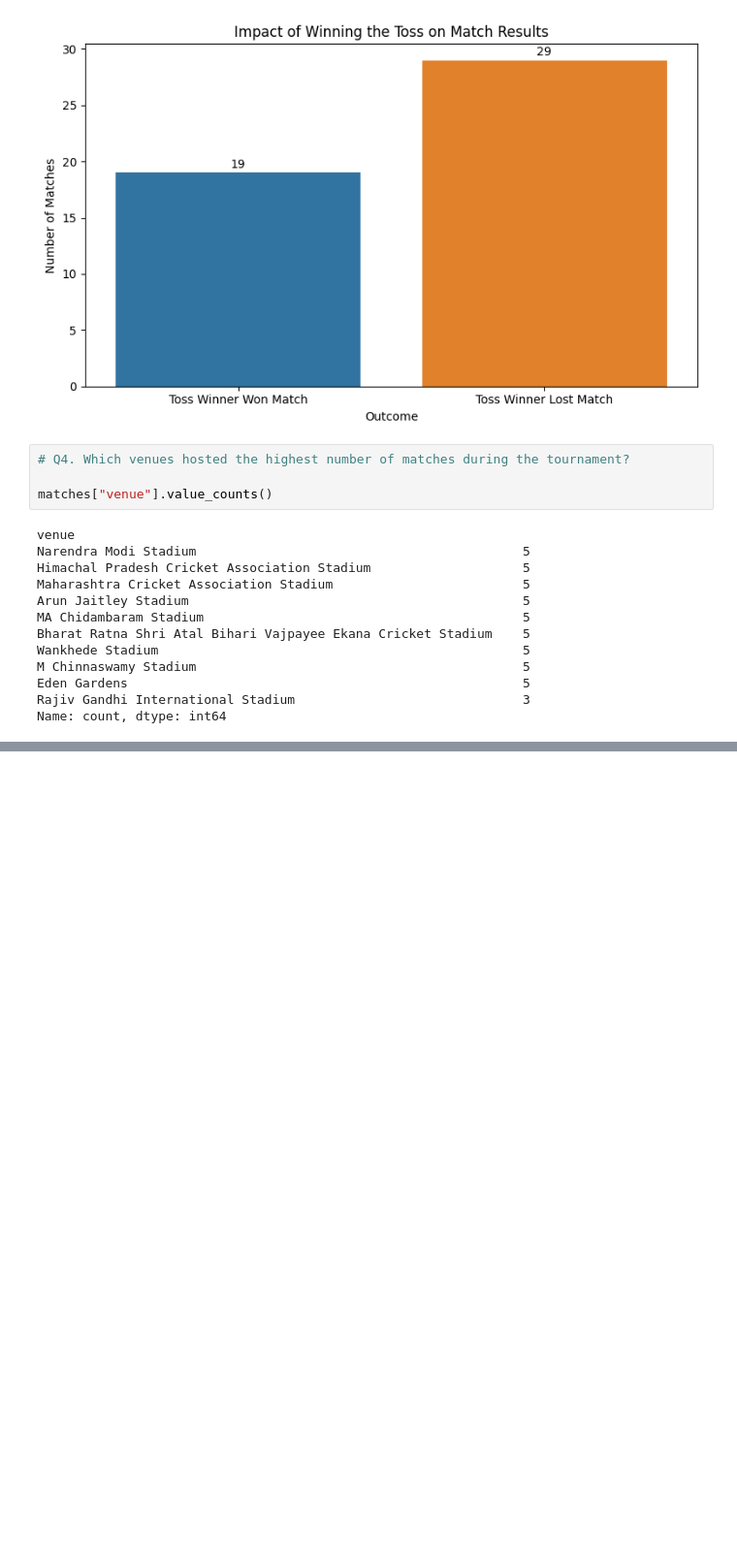
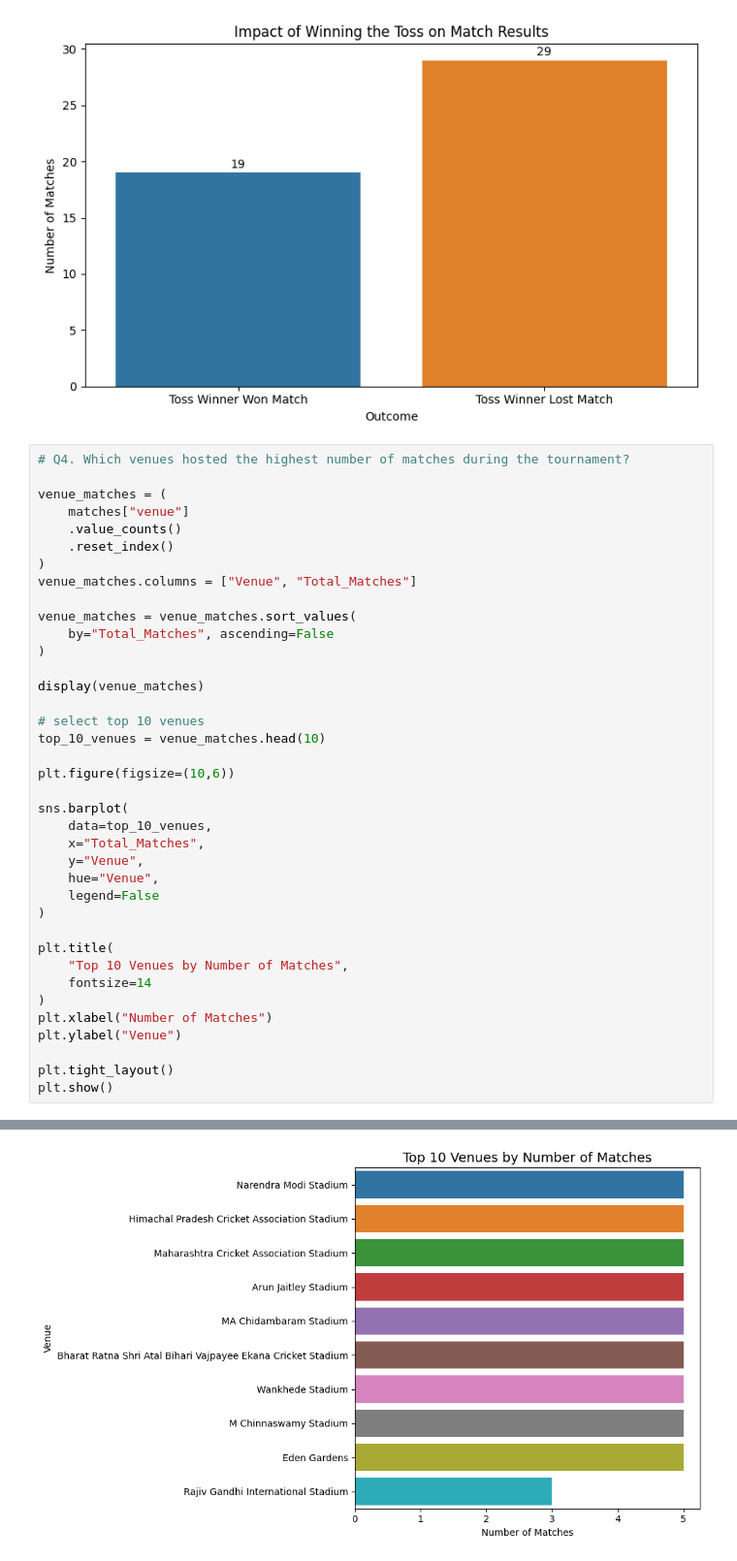
Before and after one commit to Nilesh-Pardhi/ICC-World-Cup-2023-Analysis, a Jupyter notebook: notebooks/03_match_eda.ipynb, the cells around one changed output, grey strips where cells are left out. Shown at 97% size. Drawn from its saved outputs; the diff is of its cells as text; blank space fills up the shorter version.

```diff
--- a/notebooks/03_match_eda.ipynb
+++ b/notebooks/03_match_eda.ipynb
@@ -256,17 +256,39 @@ Toss winner lost: 60.42%
 # %%
 # Q4. Which venues hosted the highest number of matches during the tournament?
 
-matches["venue"].value_counts()
+venue_matches = (
+    matches["venue"]
+    .value_counts()
+    .reset_index()
+)
+venue_matches.columns = ["Venue", "Total_Matches"]
+
+venue_matches = venue_matches.sort_values(
+    by="Total_Matches", ascending=False
+)
+
+display(venue_matches)
+
+# select top 10 venues
+top_10_venues = venue_matches.head(10)
+
+plt.figure(figsize=(10,6))
+
+sns.barplot(
+    data=top_10_venues,
+    x="Total_Matches",
+    y="Venue",
+    hue="Venue",
+    legend=False
+)
+
+plt.title(
+    "Top 10 Venues by Number of Matches",
+    fontsize=14
+)
+plt.xlabel("Number of Matches")
+plt.ylabel("Venue")
+
+plt.tight_layout()
+plt.show()
 # %% [output]
-venue
-Narendra Modi Stadium                                           5
-Himachal Pradesh Cricket Association Stadium                    5
-Maharashtra Cricket Association Stadium                         5
-Arun Jaitley Stadium                                            5
-MA Chidambaram Stadium                                          5
-Bharat Ratna Shri Atal Bihari Vajpayee Ekana Cricket Stadium    5
-Wankhede Stadium                                                5
-M Chinnaswamy Stadium                                           5
-Eden Gardens                                                    5
-Rajiv Gandhi International Stadium                              3
-Name: count, dtype: int64
@@ -272,0 +306 @@ Name: count, dtype: int64
+[figure, added]
```
Also changed, not shown: parts of 4 cells of this notebook, 11 other files.
